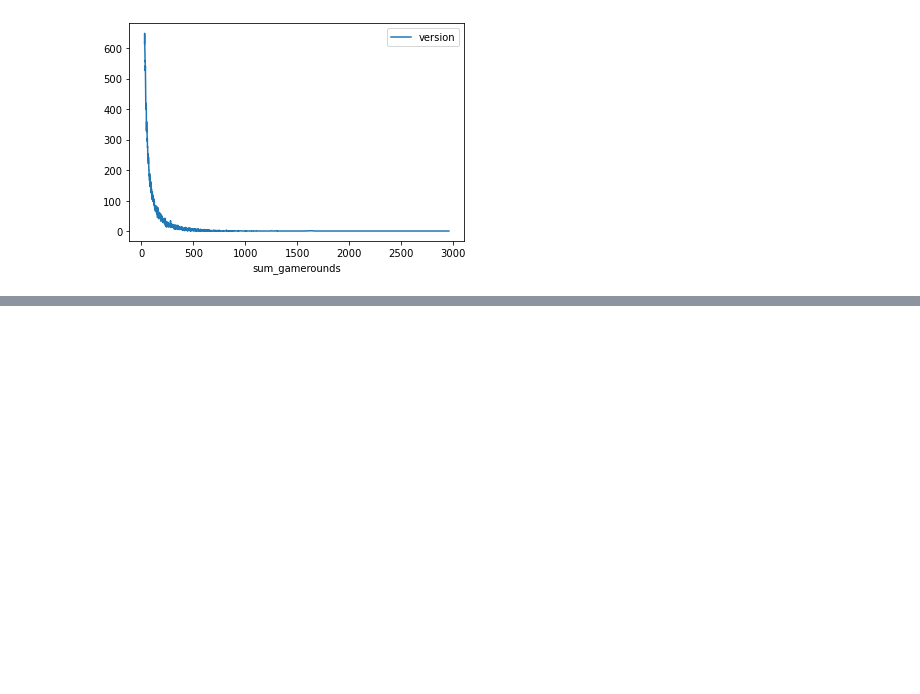
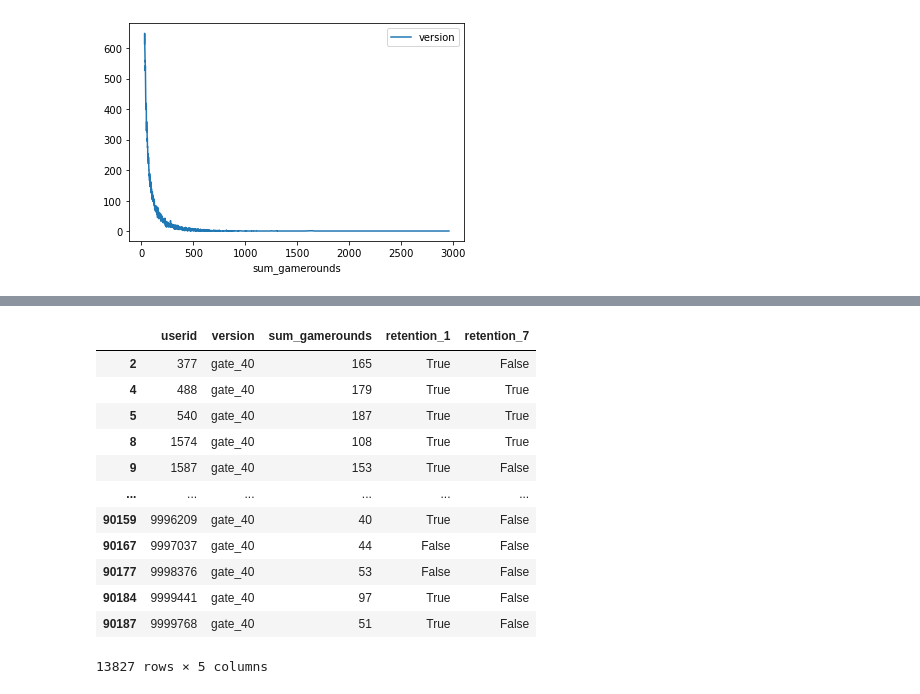
Before and after one commit to darenguyen/galletas-del-gato, a Jupyter notebook: Cookie_Cats.ipynb, the cells around one changed output, grey strips where cells are left out. Saved outputs shown, nothing was run; the diff lists cells and outputs as text; code cells hidden in the pictures; blank space fills up the shorter version.

```diff
--- a/Cookie_Cats.ipynb
+++ b/Cookie_Cats.ipynb
@@ -114,0 +151,19 @@ rev3cc.plot('sum_gamerounds','version')
+# %%
+gate_30_sample = rev_cc[rev_cc.version == 'gate_30']
+gate_40_sample = rev_cc[(rev_cc.version == 'gate_40') & (rev_cc.sum_gamerounds >= 40)]
+# %%
+gate_40_sample
+# %% [output]
+|  | userid | version | sum_gamerounds | retention_1 | retention_7 |
+| 2 | 377 | gate_40 | 165 | True | False |
+| 4 | 488 | gate_40 | 179 | True | True |
+| 5 | 540 | gate_40 | 187 | True | True |
+| 8 | 1574 | gate_40 | 108 | True | True |
+| 9 | 1587 | gate_40 | 153 | True | False |
+| ... | ... | ... | ... | ... | ... |
+| 90159 | 9996209 | gate_40 | 40 | True | False |
+| 90167 | 9997037 | gate_40 | 44 | False | False |
+| 90177 | 9998376 | gate_40 | 53 | False | False |
+| 90184 | 9999441 | gate_40 | 97 | True | False |
+| 90187 | 9999768 | gate_40 | 51 | True | False |
+13827 rows × 5 columns
```
Also changed, not shown: parts of 17 cells of this notebook.
